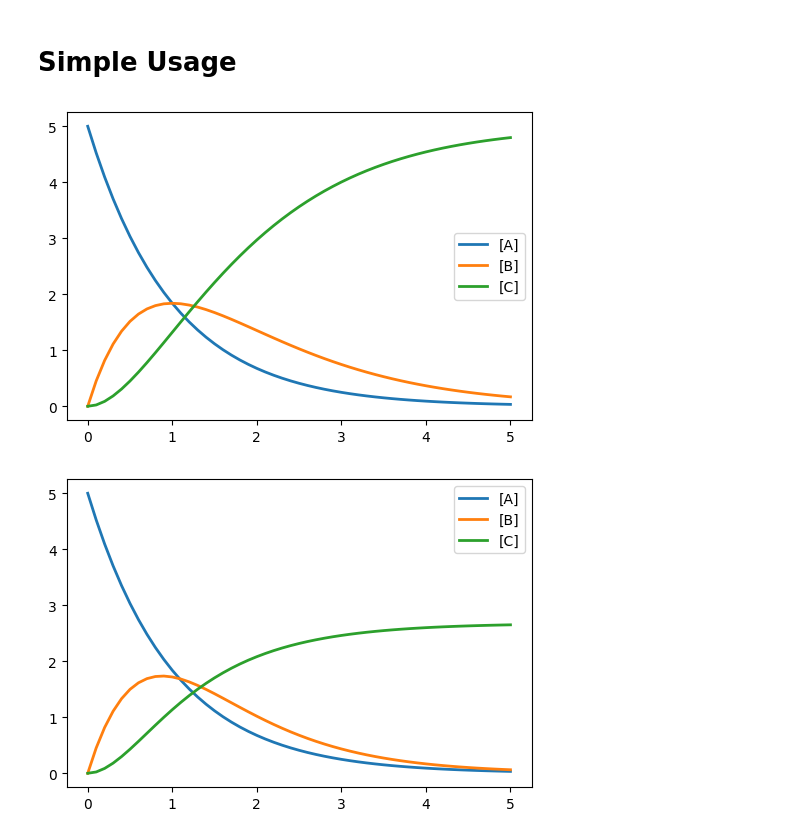
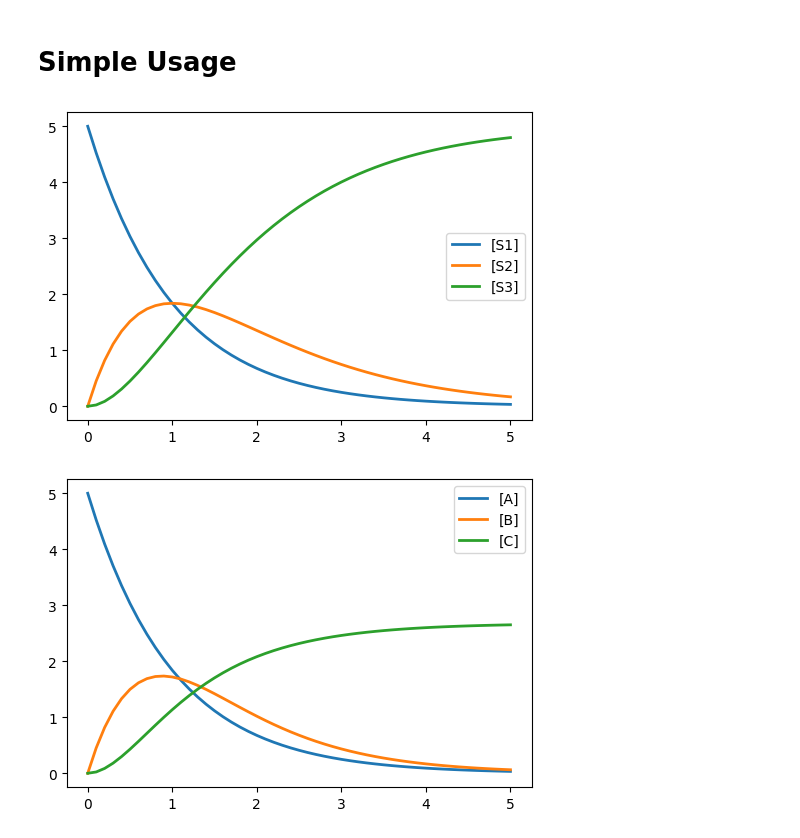
Before and after one commit to ModelEngineering/pySubnetSB, a Jupyter notebook: examples/api_basics.ipynb, the cells around one changed output. Saved outputs shown, nothing was run; the diff lists cells and outputs as text; code cells hidden in the pictures.

```diff
--- a/examples/api_basics.ipynb
+++ b/examples/api_basics.ipynb
@@ -14,19 +14,19 @@ import tellurium as te
 # Simple Usage
 # %%
 reference_model = """
-A -> B; k1*A
-B -> C; k2*B
+S1 -> S2; k1*S1
+S2 -> S3; k2*S2
 
-A = 5
-B = 0
+S1 = 5
+S2 = 0
 k1 = 1
 k2 = 1
 """
 rr = te.loada(reference_model)
 rr.simulate()
 rr.plot()
 # %% [output]
-[figure, old version]
+[figure, new version]
 # %%
 target_model = """
 A -> B; k1*A
```
Also changed, not shown: parts of 7 cells of this notebook, 3 other files.
